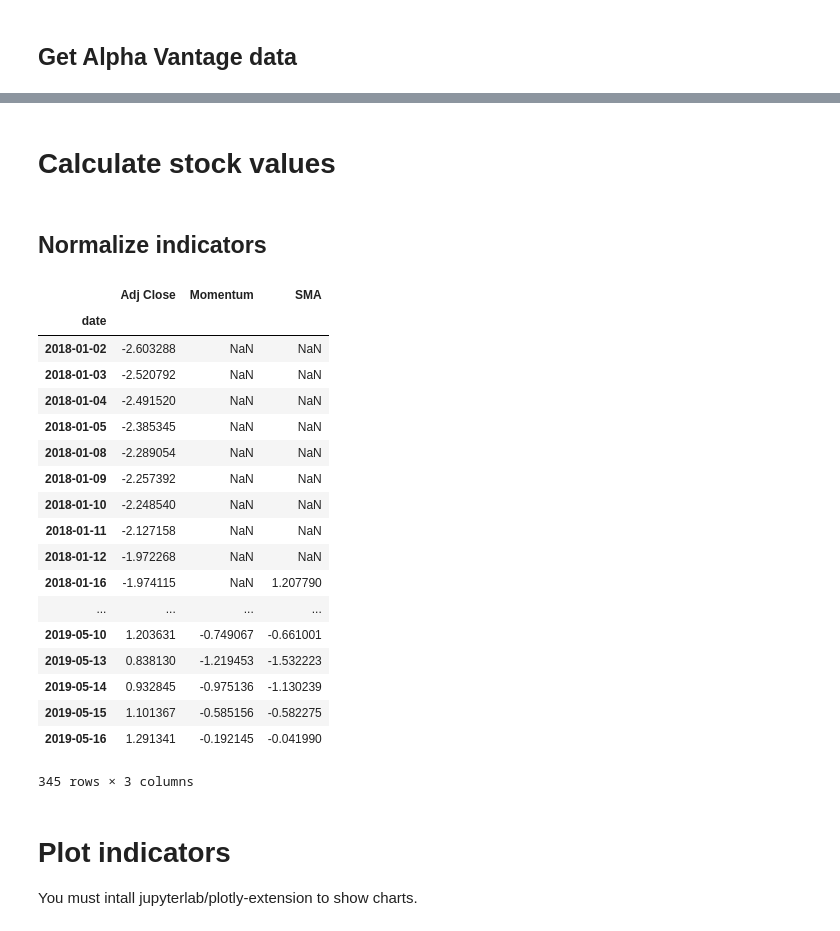
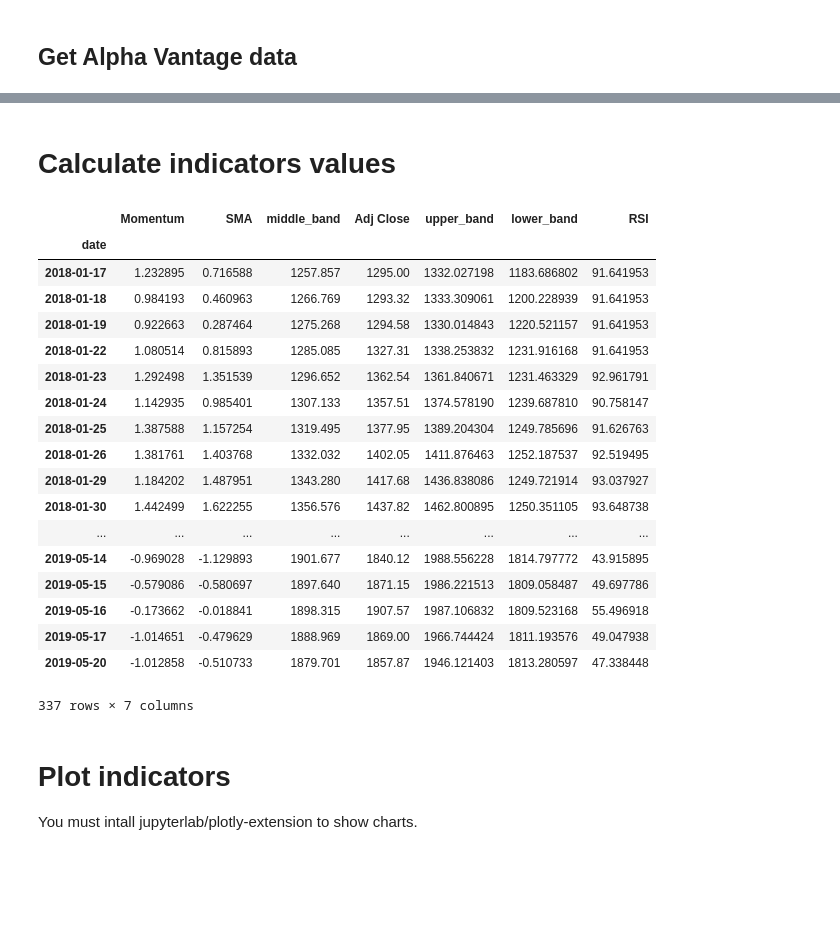
Before and after one commit to kairosart/factors, a Jupyter notebook: strategy_learner_getting_online_data.ipynb, the cells around one changed output, grey strips where cells are left out. Drawn from its saved outputs; the diff is of its cells as text; code cells hidden in the pictures; blank space fills up the shorter version.

Commit message:
Normalizing Indicators.

```diff
--- a/strategy_learner_getting_online_data.ipynb
+++ b/strategy_learner_getting_online_data.ipynb
@@ -193,4 +193,4 @@ Adj Close    345 non-null float64
 dtypes: float64(1)
 memory usage: 5.4+ KB
 # %% [markdown]
-# Calculate stock values
+# Calculate indicators values
@@ -228,25 +196,0 @@ df['SMA'] = sma
-# %% [markdown]
-## Normalize indicators
-# %%
-df_norm = normalize_data(df)
-df_norm
-# %% [output]
-|  | Adj Close | Momentum | SMA |
-| date |  |  |  |
-| 2018-01-02 | -2.603288 | NaN | NaN |
-| 2018-01-03 | -2.520792 | NaN | NaN |
-| 2018-01-04 | -2.491520 | NaN | NaN |
-| 2018-01-05 | -2.385345 | NaN | NaN |
-| 2018-01-08 | -2.289054 | NaN | NaN |
-| 2018-01-09 | -2.257392 | NaN | NaN |
-| 2018-01-10 | -2.248540 | NaN | NaN |
-| 2018-01-11 | -2.127158 | NaN | NaN |
-| 2018-01-12 | -1.972268 | NaN | NaN |
-| 2018-01-16 | -1.974115 | NaN | 1.207790 |
-| ... | ... | ... | ... |
-| 2019-05-10 | 1.203631 | -0.749067 | -0.661001 |
-| 2019-05-13 | 0.838130 | -1.219453 | -1.532223 |
-| 2019-05-14 | 0.932845 | -0.975136 | -1.130239 |
-| 2019-05-15 | 1.101367 | -0.585156 | -0.582275 |
-| 2019-05-16 | 1.291341 | -0.192145 | -0.041990 |
-345 rows × 3 columns
@@ -253,5 +200,25 @@ df_norm
 # %%
-df_norm['RSI'] = rsi
+df_norm
+# %% [output]
+|  | Momentum | SMA | middle_band | Adj Close | upper_band | lower_band | RSI |
+| date |  |  |  |  |  |  |  |
+| 2018-01-17 | 1.232895 | 0.716588 | 1257.857 | 1295.00 | 1332.027198 | 1183.686802 | 91.641953 |
+| 2018-01-18 | 0.984193 | 0.460963 | 1266.769 | 1293.32 | 1333.309061 | 1200.228939 | 91.641953 |
+| 2018-01-19 | 0.922663 | 0.287464 | 1275.268 | 1294.58 | 1330.014843 | 1220.521157 | 91.641953 |
+| 2018-01-22 | 1.080514 | 0.815893 | 1285.085 | 1327.31 | 1338.253832 | 1231.916168 | 91.641953 |
+| 2018-01-23 | 1.292498 | 1.351539 | 1296.652 | 1362.54 | 1361.840671 | 1231.463329 | 92.961791 |
+| 2018-01-24 | 1.142935 | 0.985401 | 1307.133 | 1357.51 | 1374.578190 | 1239.687810 | 90.758147 |
+| 2018-01-25 | 1.387588 | 1.157254 | 1319.495 | 1377.95 | 1389.204304 | 1249.785696 | 91.626763 |
+| 2018-01-26 | 1.381761 | 1.403768 | 1332.032 | 1402.05 | 1411.876463 | 1252.187537 | 92.519495 |
+| 2018-01-29 | 1.184202 | 1.487951 | 1343.280 | 1417.68 | 1436.838086 | 1249.721914 | 93.037927 |
+| 2018-01-30 | 1.442499 | 1.622255 | 1356.576 | 1437.82 | 1462.800895 | 1250.351105 | 93.648738 |
+| ... | ... | ... | ... | ... | ... | ... | ... |
+| 2019-05-14 | -0.969028 | -1.129893 | 1901.677 | 1840.12 | 1988.556228 | 1814.797772 | 43.915895 |
+| 2019-05-15 | -0.579086 | -0.580697 | 1897.640 | 1871.15 | 1986.221513 | 1809.058487 | 49.697786 |
+| 2019-05-16 | -0.173662 | -0.018841 | 1898.315 | 1907.57 | 1987.106832 | 1809.523168 | 55.496918 |
+| 2019-05-17 | -1.014651 | -0.479629 | 1888.969 | 1869.00 | 1966.744424 | 1811.193576 | 49.047938 |
+| 2019-05-20 | -1.012858 | -0.510733 | 1879.701 | 1857.87 | 1946.121403 | 1813.280597 | 47.338448 |
+337 rows × 7 columns
 # %% [markdown]
 # Plot indicators
 
```
Also changed, not shown: parts of 9 cells of this notebook, 2 other files.
